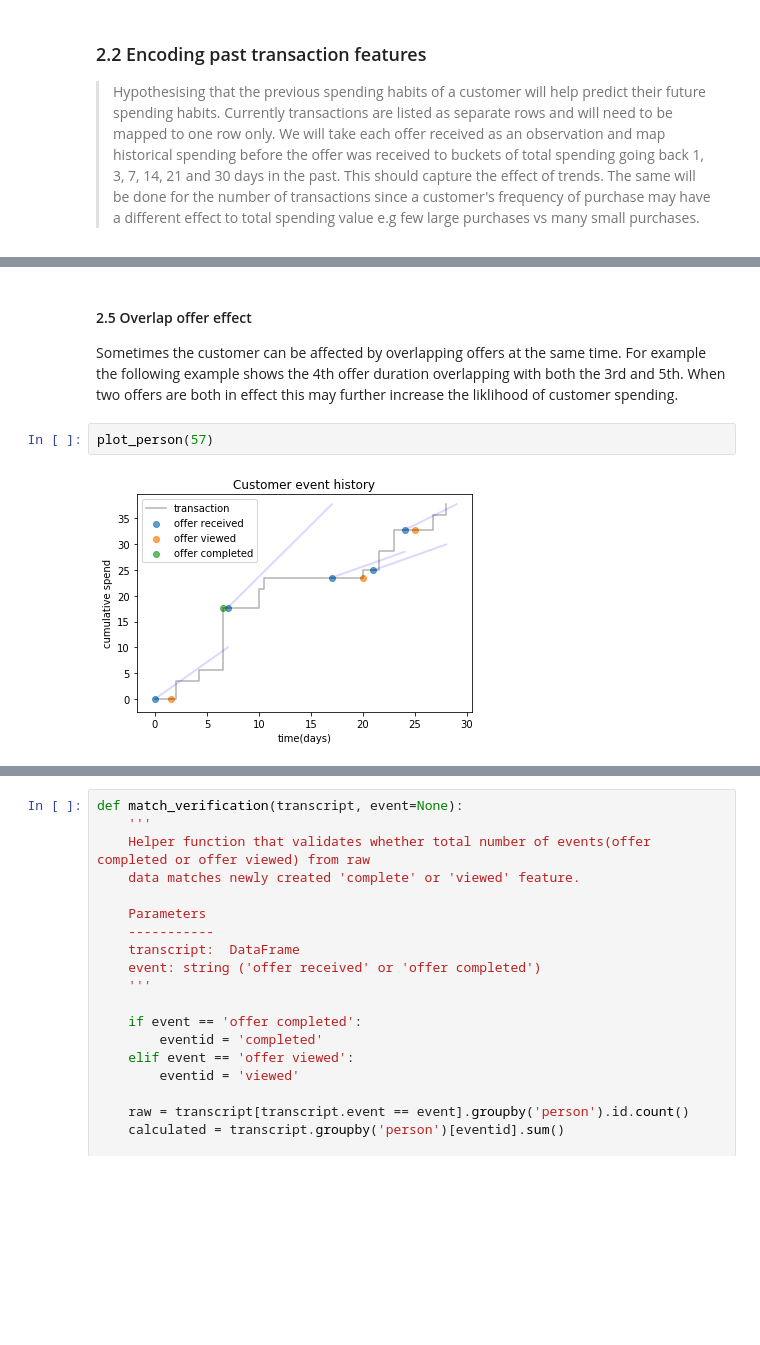
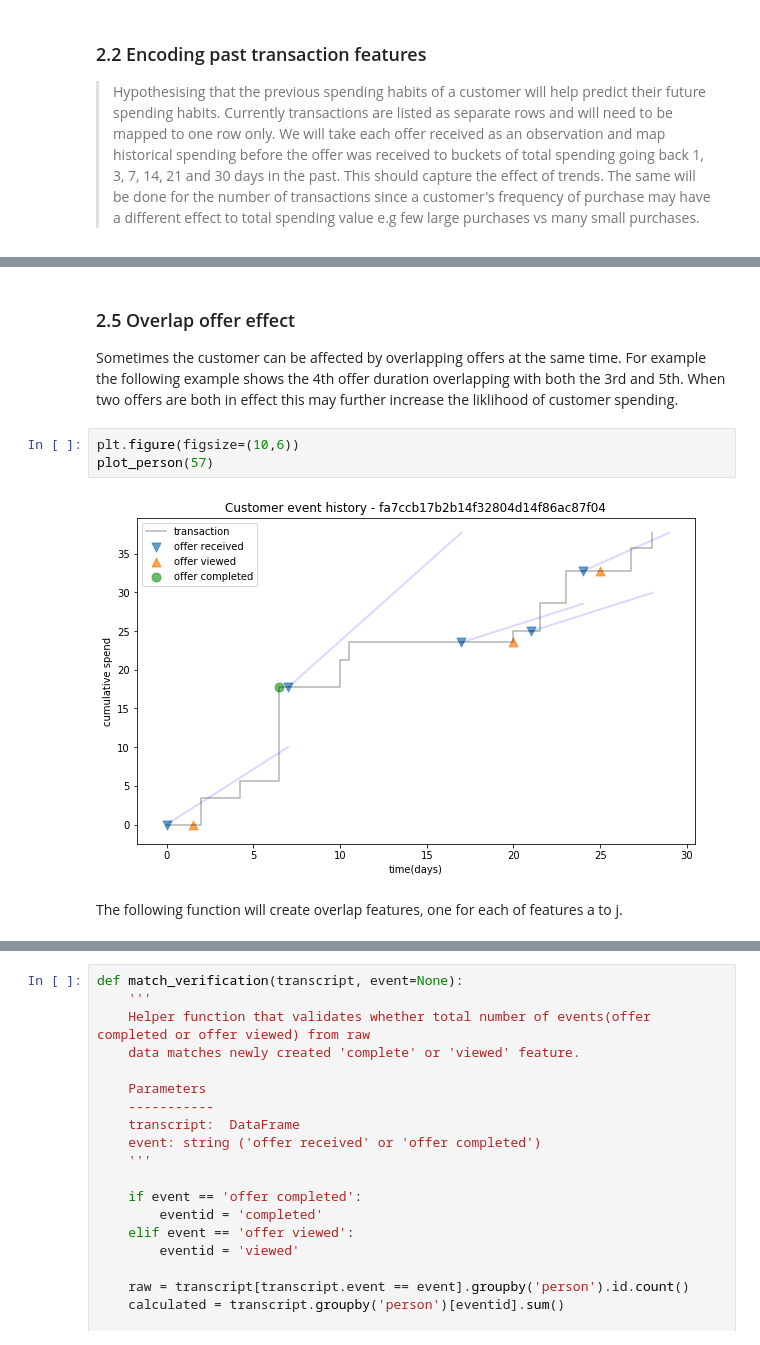
Before and after one commit to GarethEgerton/Starbucks_Udacity, a Jupyter notebook: notebooks/exploratory/2. Feature_engineeringv5.ipynb, the cells around one changed output, grey strips where cells are left out. Saved outputs shown, nothing was run; the diff lists cells and outputs as text; blank space fills up the shorter version.

```diff
--- a/notebooks/exploratory/2. Feature_engineeringv5.ipynb
+++ b/notebooks/exploratory/2. Feature_engineeringv5.ipynb
@@ -748,13 +786,16 @@ def viewed_received_spend(transcript, save=None):
 
     return transcript
 # %% [markdown]
-#### 2.5 Overlap offer effect
+### 2.5 Overlap offer effect
 Sometimes the customer can be affected by overlapping offers at the same time. For example the following example shows the 4th offer duration overlapping with both the 3rd and 5th.
 When two offers are both in effect this may further increase the liklihood of customer spending.
-# %%
-plot_person(57)
-# %% [output]
-[figure, removed]
+# %%
+plt.figure(figsize=(10,6))
+plot_person(57)
+# %% [output]
+[figure, added]
+# %% [markdown]
+The following function will create overlap features, one for each of features a to j.
 # %%
 def overlap_offer_effect(transcript, save=None):
     '''
```
Also changed, not shown: parts of 36 cells of this notebook, 18 other files.
